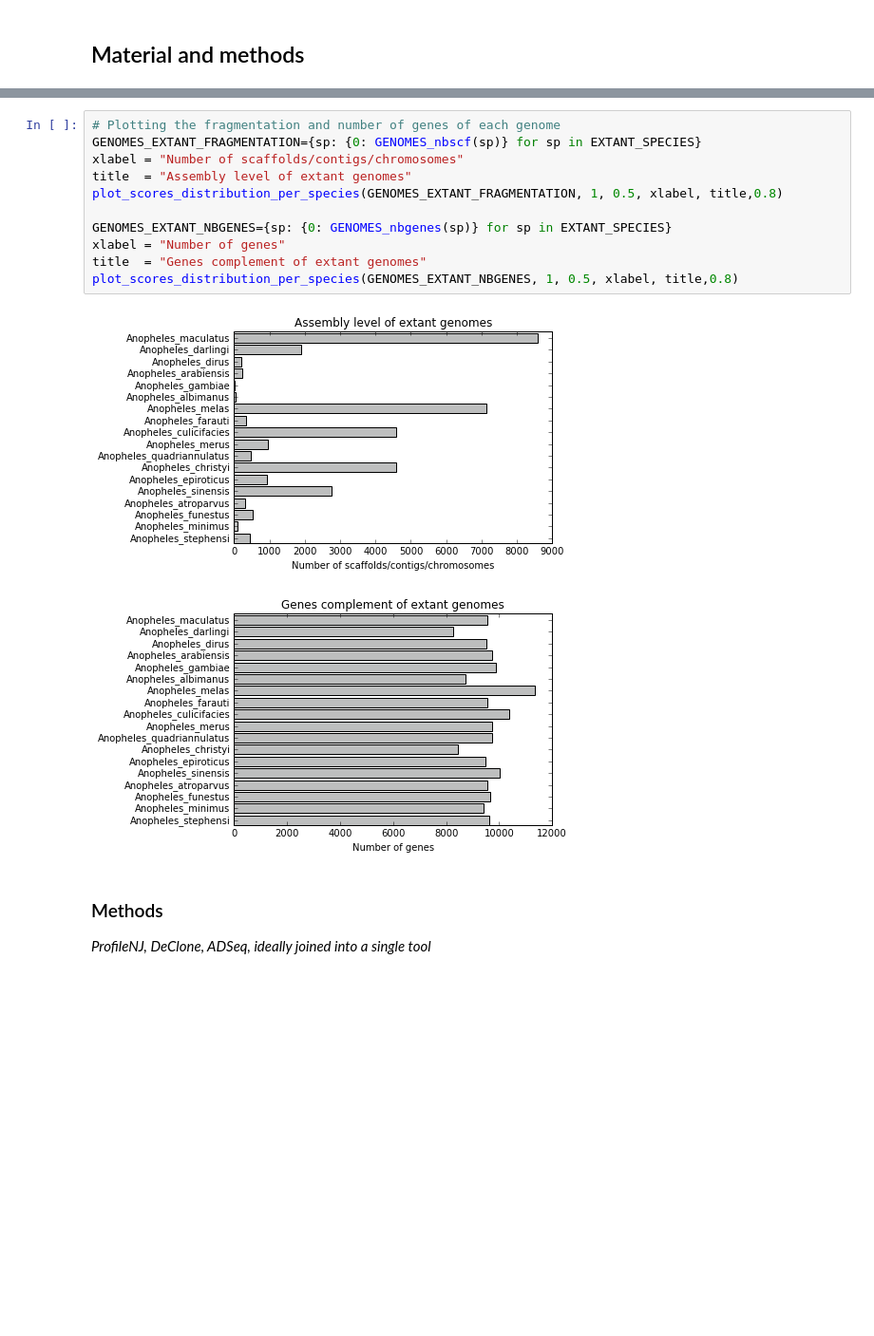
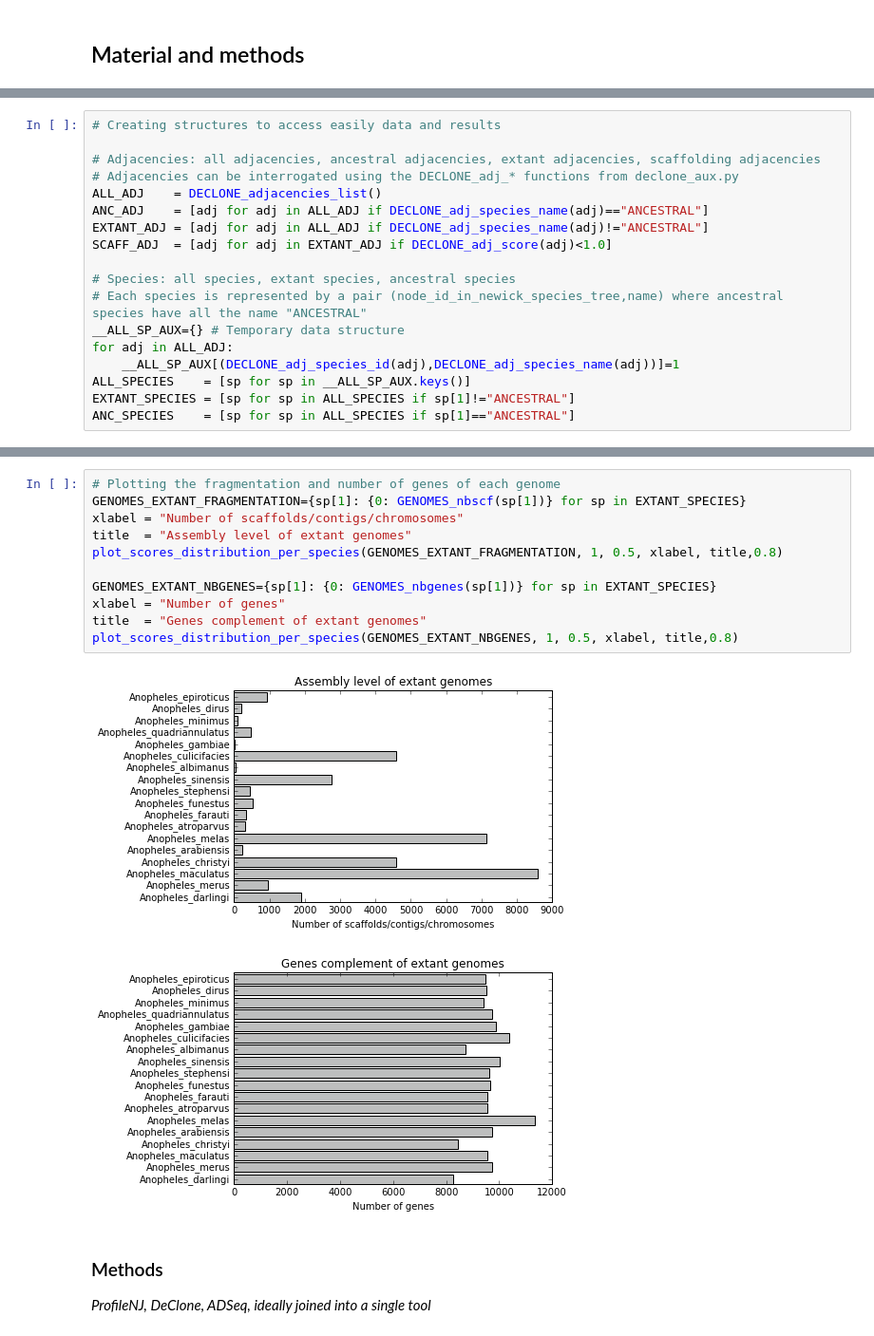
Before and after one commit to YoannAnselmetti/ADseq_Anopheles, a Jupyter notebook: Anopheles phylogenetic scaffolding.ipynb, the cells around one changed output, grey strips where cells are left out. Shown: that part at 95% size. Cells and saved outputs as stored; diff of their text form; blank space fills up the shorter version.

```diff
--- a/Anopheles phylogenetic scaffolding.ipynb
+++ b/Anopheles phylogenetic scaffolding.ipynb
@@ -44,3 +47,21 @@ EXTANT_SPECIES=GENOMES_list() # List of all extant species
+# %%
+# Creating structures to access easily data and results
+
+# Adjacencies: all adjacencies, ancestral adjacencies, extant adjacencies, scaffolding adjacencies
+# Adjacencies can be interrogated using the DECLONE_adj_* functions from declone_aux.py
+ALL_ADJ    = DECLONE_adjacencies_list()
+ANC_ADJ    = [adj for adj in ALL_ADJ if DECLONE_adj_species_name(adj)=="ANCESTRAL"]
+EXTANT_ADJ = [adj for adj in ALL_ADJ if DECLONE_adj_species_name(adj)!="ANCESTRAL"]
+SCAFF_ADJ  = [adj for adj in EXTANT_ADJ if DECLONE_adj_score(adj)<1.0]
+
+# Species: all species, extant species, ancestral species
+# Each species is represented by a pair (node_id_in_newick_species_tree,name) where ancestral species have all the name "ANCESTRAL"
+__ALL_SP_AUX={} # Temporary data structure
+for adj in ALL_ADJ:
+    __ALL_SP_AUX[(DECLONE_adj_species_id(adj),DECLONE_adj_species_name(adj))]=1
+ALL_SPECIES    = [sp for sp in __ALL_SP_AUX.keys()]
+EXTANT_SPECIES = [sp for sp in ALL_SPECIES if sp[1]!="ANCESTRAL"]
+ANC_SPECIES    = [sp for sp in ALL_SPECIES if sp[1]=="ANCESTRAL"]
 # %% [markdown]
 ### Material
 
@@ -50,17 +71,17 @@ EXTANT_SPECIES=GENOMES_list() # List of all extant species
 # %%
 # Plotting the fragmentation and number of genes of each genome
-GENOMES_EXTANT_FRAGMENTATION={sp: {0: GENOMES_nbscf(sp)} for sp in EXTANT_SPECIES}
+GENOMES_EXTANT_FRAGMENTATION={sp[1]: {0: GENOMES_nbscf(sp[1])} for sp in EXTANT_SPECIES}
 xlabel = "Number of scaffolds/contigs/chromosomes"
 title  = "Assembly level of extant genomes"
 plot_scores_distribution_per_species(GENOMES_EXTANT_FRAGMENTATION, 1, 0.5, xlabel, title,0.8)
 
-GENOMES_EXTANT_NBGENES={sp: {0: GENOMES_nbgenes(sp)} for sp in EXTANT_SPECIES}
+GENOMES_EXTANT_NBGENES={sp[1]: {0: GENOMES_nbgenes(sp[1])} for sp in EXTANT_SPECIES}
 xlabel = "Number of genes"
 title  = "Genes complement of extant genomes"
 plot_scores_distribution_per_species(GENOMES_EXTANT_NBGENES, 1, 0.5, xlabel, title,0.8)
 # %% [output]
-[figure, old version]
+[figure, new version]
-[figure, old version]
+[figure, new version]
 # %% [markdown]
 ### Methods
 
```
Also changed, not shown: parts of 14 cells of this notebook.
